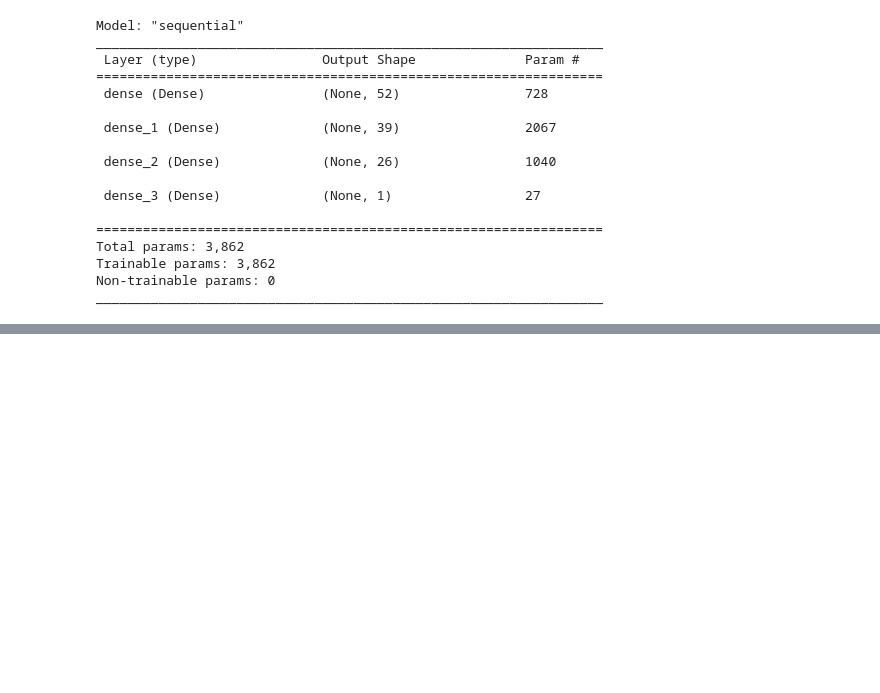
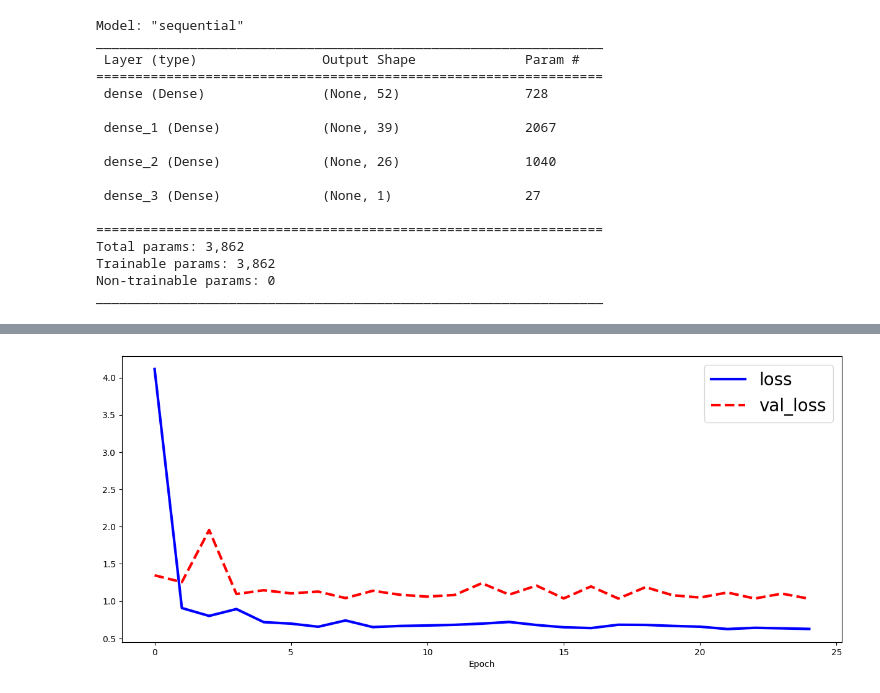
Before and after one commit to rubinkim/deep_learning_09_2022, a Jupyter notebook: chapter_04/ch04_03.ipynb, the cells around one changed output, grey strips where cells are left out. Drawn from its saved outputs; the diff is of its cells as text; code cells hidden in the pictures; blank space fills up the shorter version.

```diff
--- a/chapter_04/ch04_03.ipynb
+++ b/chapter_04/ch04_03.ipynb
@@ -91,3 +91,6 @@ Total params: 3,862
 Trainable params: 3,862
 Non-trainable params: 0
 _________________________________________________________________
+# %%
+# 모델 정의를 끝냈으므로 이제 모델을 학습시키자.
+history = model.fit(train_X, train_Y, epochs=25, batch_size=32, validation_split=0.25)
@@ -93,0 +115,15 @@ _________________________________________________________________
+# %%
+# model.fit()에는 훈련데이터의 25%정도를 검증데이터로 분리해서 학습결과를 검증하기 위해 validation_split
+# 이라는 인수가 추가됐는데 그 결과 각 epoch의 학습 결과 출력에 loss와 val_loss가 함께 표시된다.
+# loss는 꾸준히 감소하지만 val_loss는 loss보다 높은 값을 유지하면서 항상 감소하지는 않음을 알 수 있다.
+# 학습 결과를 한눈에 알아보기 위해 그래프로 시각화해보자.
+
+import matplotlib.pyplot as plt
+plt.rcParams['figure.figsize'] = (15, 6)
+plt.plot(history.history['loss'], 'b-', linewidth=3, label='loss')
+plt.plot(history.history['val_loss'], 'r--', linewidth=3, label='val_loss')
+plt.xlabel('Epoch')
+plt.legend(fontsize=20)
+plt.show()
+# %% [output]
+[figure, added]
```
Also changed, not shown: parts of 3 cells of this notebook.
